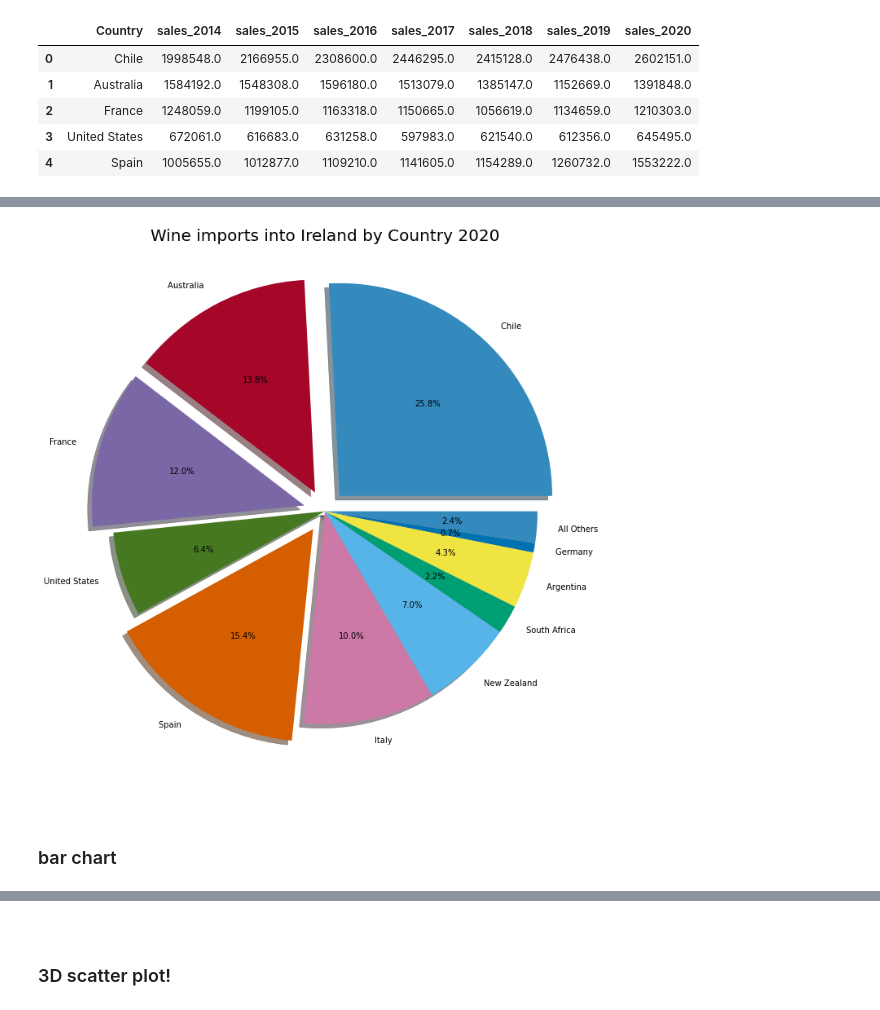
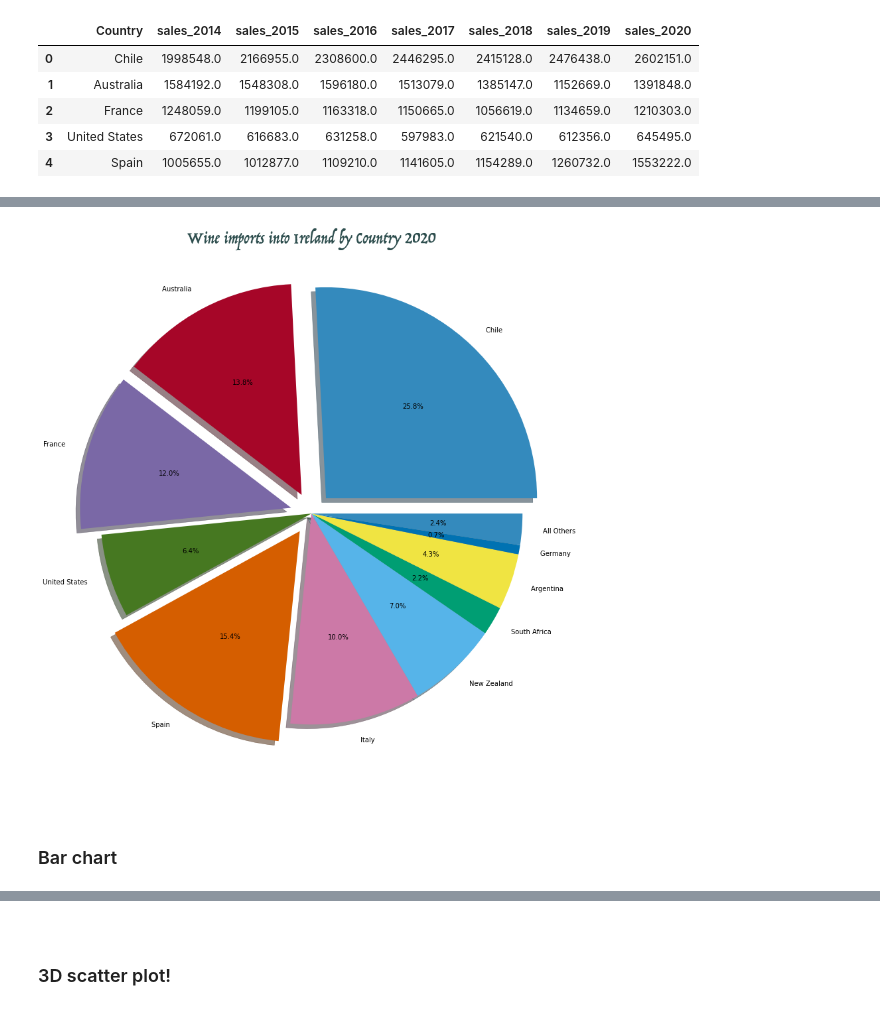
Before and after one commit to Caoimhinv/Fundamentals_Assessment, a Jupyter notebook: pyplot.ipynb, the cells around one changed output, grey strips where cells are left out. Saved outputs shown, nothing was run; the diff lists cells and outputs as text; code cells hidden in the pictures.

```diff
--- a/pyplot.ipynb
+++ b/pyplot.ipynb
@@ -283,18 +294,29 @@ df.head()
 # %%
 # set the figure size
 plt.figure(figsize=(18, 12))
 
+# sets the style - color, etc.
 plt.style.use('bmh')
 
-plt.title('Wine imports into Ireland by Country 2020', size=20)
+# sets the font
+font = {'fontname':'Trattatello'}
 
+# creates a title
+plt.title('Wine imports into Ireland by Country 2020', size=25, **font, color='darkslategray')
+
+# function to convert sales into percentages
 def func(pct, allvals):
     absolute = int(pct/100.*np.sum(allvals))
     return "{:.1f}%".format(pct, absolute)
 
-myexplode = [0.1, 0.1, 0.1, 0, 0.1, 0, 0, 0, 0, 0, 0]
+# specifying explode
+myExplode = [0.1, 0.1, 0.1, 0, 0.1, 0, 0, 0, 0, 0, 0]
 
+# tight layout
+plt.tight_layout()
+
+# plotting the pie chart
 plt.pie(df["sales_2020"], labels = df["Country"], autopct=lambda pct: func(pct, df["sales_2020"]),
-        explode = myexplode, shadow=True);
+        explode = myExplode, shadow=True);
 # %% [output]
-[figure, old version]
+[figure, new version]
@@ -301,5 +365,5 @@ plt.pie(df["sales_2020"], labels = df["Country"], autopct=lambda pct: func(pct,
 # %% [markdown]
 <br>
 
-### bar chart
+### Bar chart
 # %% [markdown]
```
Also changed, not shown: parts of 22 cells of this notebook, 4 other files.
